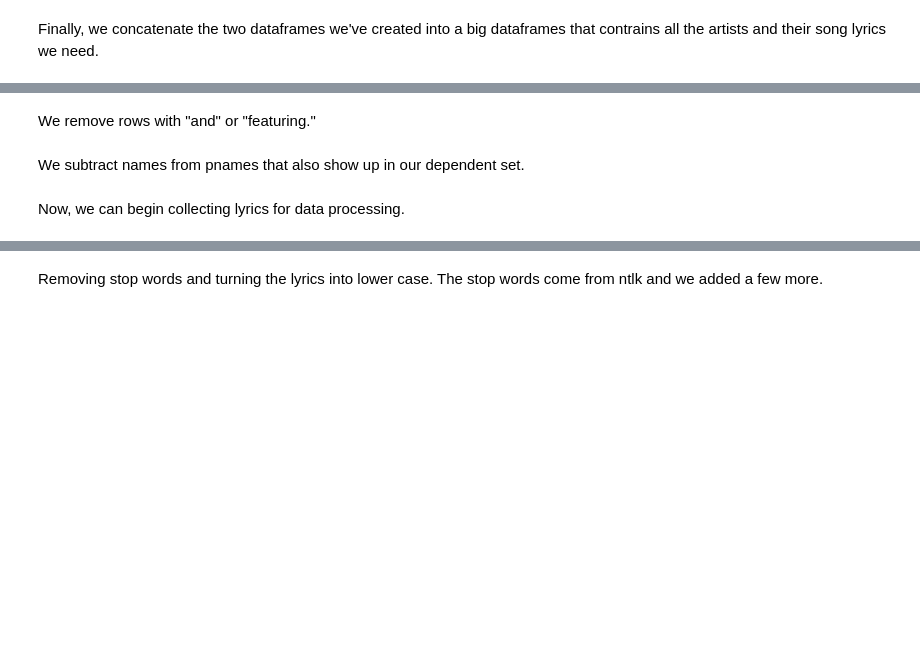
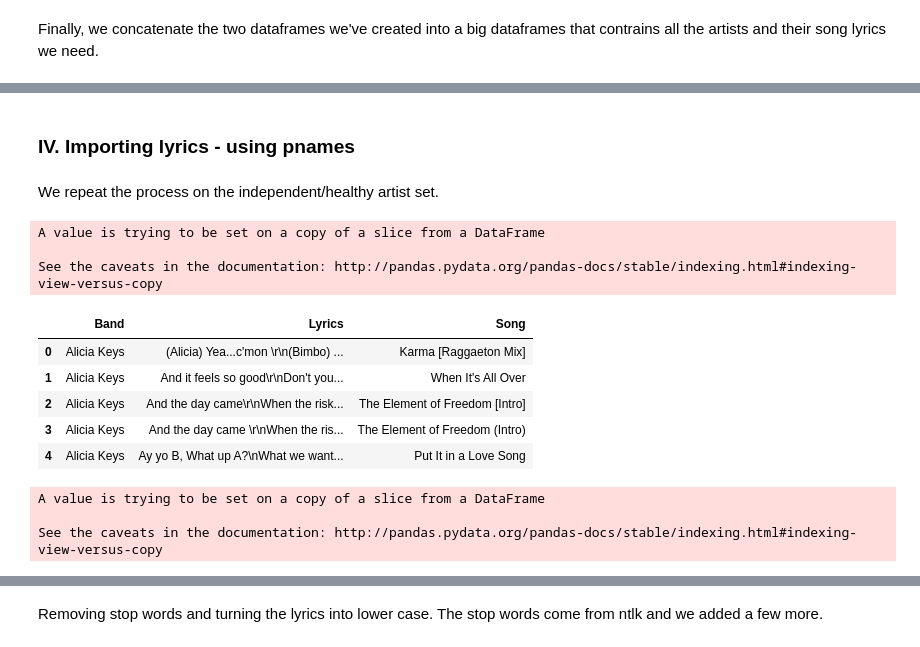
Before and after one commit to kachiem/COGS108_final, a Jupyter notebook: FinalProject.ipynb, the cells around one changed output, grey strips where cells are left out. Drawn from its saved outputs; the diff is of its cells as text; code cells hidden in the pictures; blank space fills up the shorter version.

```diff
--- a/FinalProject.ipynb
+++ b/FinalProject.ipynb
@@ -110,0 +182,6 @@ for entry in soup.findAll("h2"):
+# %%
+stop_words = ["and", "featuring"]
+pos_names = pd.DataFrame(data=pos_names, columns=['Artists'])
+pos_names = pos_names['Artists'].apply(lambda x: ''.join([word for word in x if word not in stop_words]))
+
+print(len(pos_names), "artists")
@@ -110,0 +192,5 @@ for entry in soup.findAll("h2"):
+# %%
+pnames = set(pos_names)
+pnames = list(pnames - names)
+
+print(len(pnames), "artists")
@@ -243,6 +268,27 @@ pos_names = pos_names['Artists'].unique()
-# %% [markdown]
-We remove rows with "and" or "featuring."
-# %% [markdown]
-We subtract names from pnames that also show up in our dependent set.
-# %% [markdown]
-Now, we can begin collecting lyrics for data processing.
+# %% [markdown]
+### IV. Importing lyrics - using pnames
+# %% [markdown]
+We repeat the process on the independent/healthy artist set.
+# %%
+plyrics1 = songsTable1[songsTable1['Band'].isin(pnames)]
+plyrics1.sort_values(by=["Band",'Lyrics','Song'],inplace=True)
+plyrics1.reset_index(drop=True,inplace=True)
+plyrics1.head()
+# %% [output]
+A value is trying to be set on a copy of a slice from a DataFrame
+
+See the caveats in the documentation: http://pandas.pydata.org/pandas-docs/stable/indexing.html#indexing-view-versus-copy
+|  | Band | Lyrics | Song |
+| 0 | Alicia Keys | (Alicia) Yea...c'mon \r\n(Bimbo) ... | Karma [Raggaeton Mix] |
+| 1 | Alicia Keys | And it feels so good\r\nDon't you... | When It's All Over |
+| 2 | Alicia Keys | And the day came\r\nWhen the risk... | The Element of Freedom [Intro] |
+| 3 | Alicia Keys | And the day came \r\nWhen the ris... | The Element of Freedom (Intro) |
+| 4 | Alicia Keys | Ay yo B, What up A?\nWhat we want... | Put It in a Love Song |
+# %%
+plyrics2 = songsTable2[songsTable2['Band'].isin(pnames)]
+plyrics2.sort_values(by=["Band",'Lyrics','Song'],inplace=True)
+plyrics2 = plyrics2.reset_index(drop=True)
+# %% [output]
+A value is trying to be set on a copy of a slice from a DataFrame
+
+See the caveats in the documentation: http://pandas.pydata.org/pandas-docs/stable/indexing.html#indexing-view-versus-copy
```
Also changed, not shown: parts of 38 cells of this notebook.
